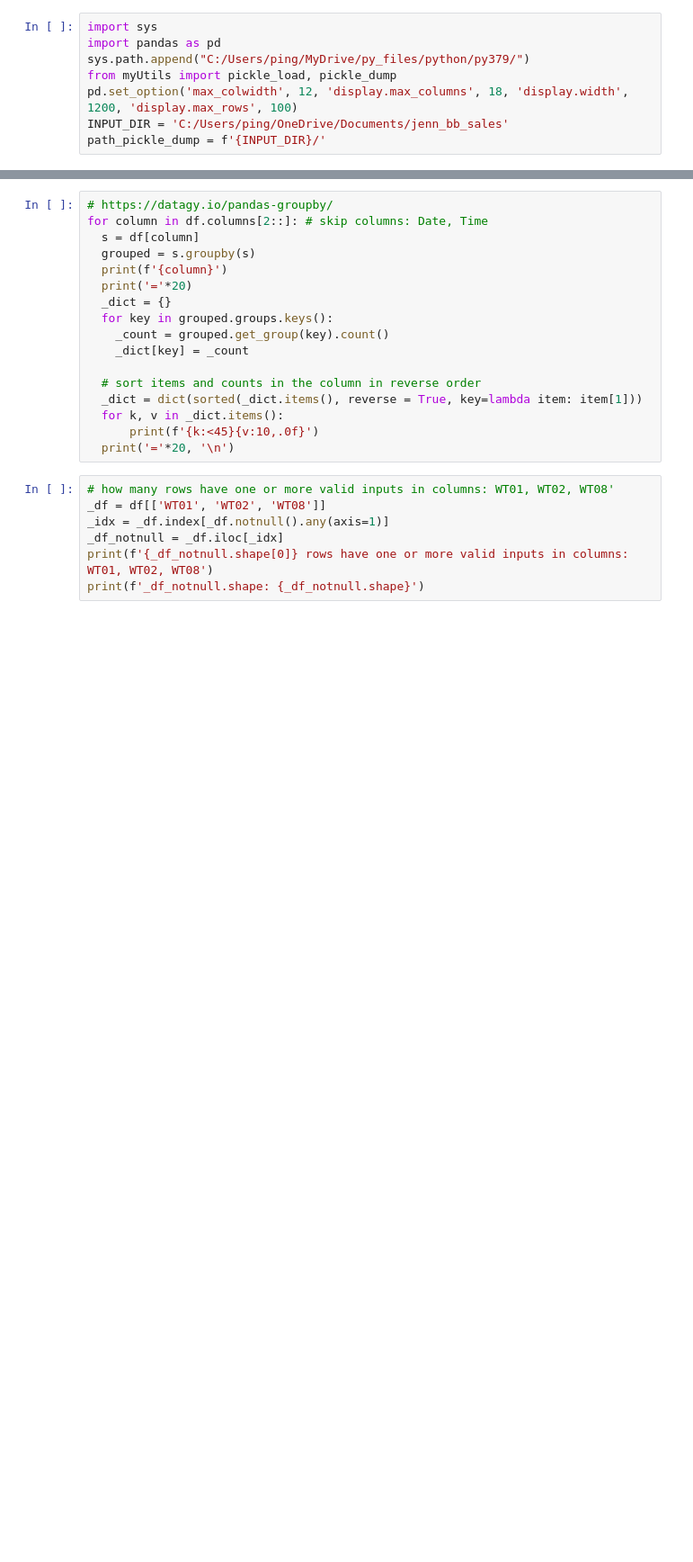
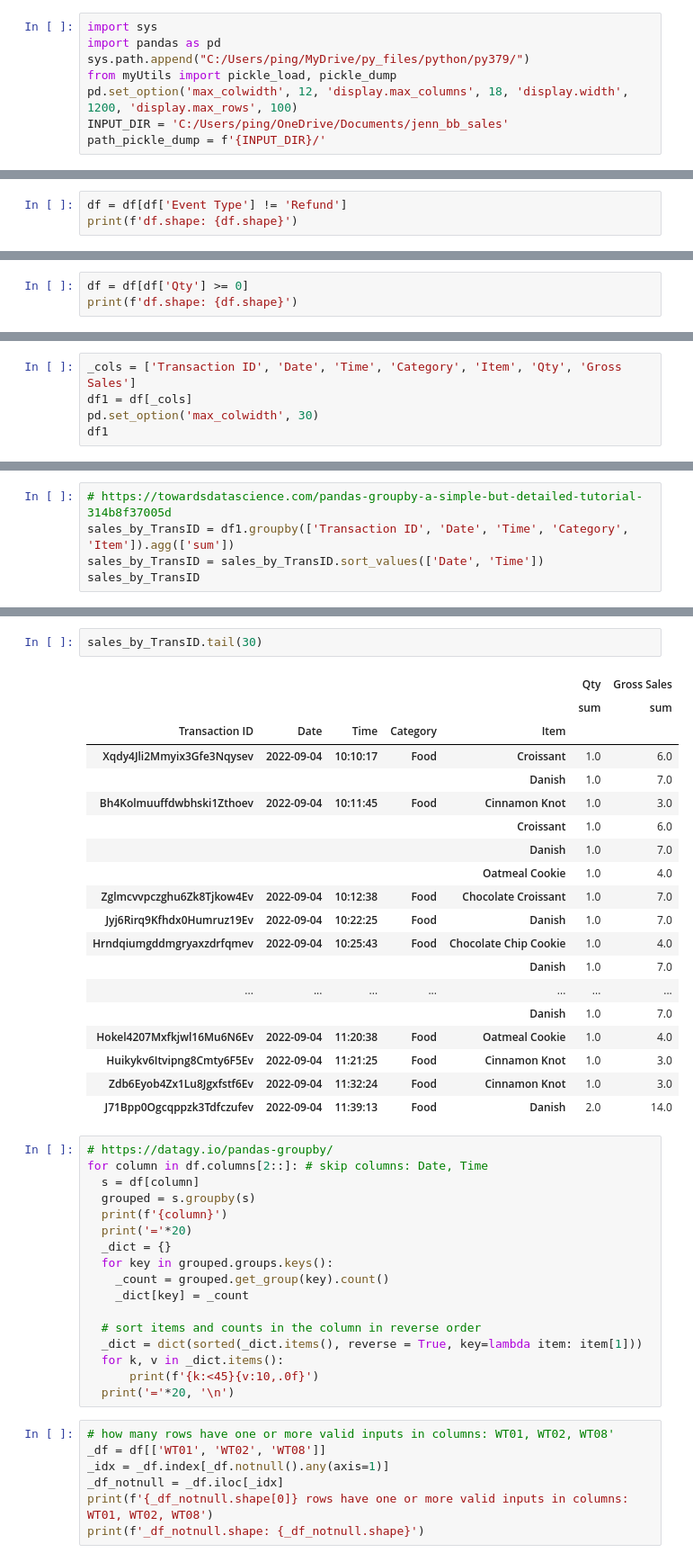
Before and after one commit to pympk/py379, a Jupyter notebook: bb/item_sale_group.ipynb, the cells around one changed output, grey strips where cells are left out. Shown at 90% size. Saved outputs shown, nothing was run; the diff lists cells and outputs as text; blank space fills up the shorter version.

```diff
--- a/bb/item_sale_group.ipynb
+++ b/bb/item_sale_group.ipynb
@@ -30,0 +40,3 @@ df.info(): None
+# %%
+df = df[df['Event Type'] != 'Refund']
+print(f'df.shape: {df.shape}')
@@ -30,0 +45,3 @@ df.info(): None
+# %%
+df = df[df['Qty'] >= 0]
+print(f'df.shape: {df.shape}')
@@ -30,0 +56,5 @@ df.info(): None
+# %%
+_cols = ['Transaction ID', 'Date', 'Time', 'Category', 'Item', 'Qty', 'Gross Sales']
+df1 = df[_cols]
+pd.set_option('max_colwidth', 30)
+df1
@@ -30,0 +75,5 @@ df.info(): None
+# %%
+# https://towardsdatascience.com/pandas-groupby-a-simple-but-detailed-tutorial-314b8f37005d
+sales_by_TransID = df1.groupby(['Transaction ID', 'Date', 'Time', 'Category', 'Item']).agg(['sum'])
+sales_by_TransID = sales_by_TransID.sort_values(['Date', 'Time'])
+sales_by_TransID
@@ -31,3 +96,25 @@ df.info(): None
+# %%
+sales_by_TransID.tail(30)
+# %% [output]
+|  |  |  |  |  | Qty | Gross Sales |
+|  |  |  |  |  | sum | sum |
+| Transaction ID | Date | Time | Category | Item |  |  |
+| Xqdy4Jli2Mmyix3Gfe3Nqysev | 2022-09-04 | 10:10:17 | Food | Croissant | 1.0 | 6.0 |
+|  |  |  |  | Danish | 1.0 | 7.0 |
+| Bh4Kolmuuffdwbhski1Zthoev | 2022-09-04 | 10:11:45 | Food | Cinnamon Knot | 1.0 | 3.0 |
+|  |  |  |  | Croissant | 1.0 | 6.0 |
+|  |  |  |  | Danish | 1.0 | 7.0 |
+|  |  |  |  | Oatmeal Cookie | 1.0 | 4.0 |
+| Zglmcvvpczghu6Zk8Tjkow4Ev | 2022-09-04 | 10:12:38 | Food | Chocolate Croissant | 1.0 | 7.0 |
+| Jyj6Rirq9Kfhdx0Humruz19Ev | 2022-09-04 | 10:22:25 | Food | Danish | 1.0 | 7.0 |
+| Hrndqiumgddmgryaxzdrfqmev | 2022-09-04 | 10:25:43 | Food | Chocolate Chip Cookie | 1.0 | 4.0 |
+|  |  |  |  | Danish | 1.0 | 7.0 |
+| ... | ... | ... | ... | ... | ... | ... |
+|  |  |  |  | Danish | 1.0 | 7.0 |
+| Hokel4207Mxfkjwl16Mu6N6Ev | 2022-09-04 | 11:20:38 | Food | Oatmeal Cookie | 1.0 | 4.0 |
+| Huikykv6Itvipng8Cmty6F5Ev | 2022-09-04 | 11:21:25 | Food | Cinnamon Knot | 1.0 | 3.0 |
+| Zdb6Eyob4Zx1Lu8Jgxfstf6Ev | 2022-09-04 | 11:32:24 | Food | Cinnamon Knot | 1.0 | 3.0 |
+| J71Bpp0Ogcqppzk3Tdfczufev | 2022-09-04 | 11:39:13 | Food | Danish | 2.0 | 14.0 |
 # %%
 # https://datagy.io/pandas-groupby/
 for column in df.columns[2::]: # skip columns: Date, Time
```
Also changed, not shown: parts of 9 cells of this notebook, 2 other files.
